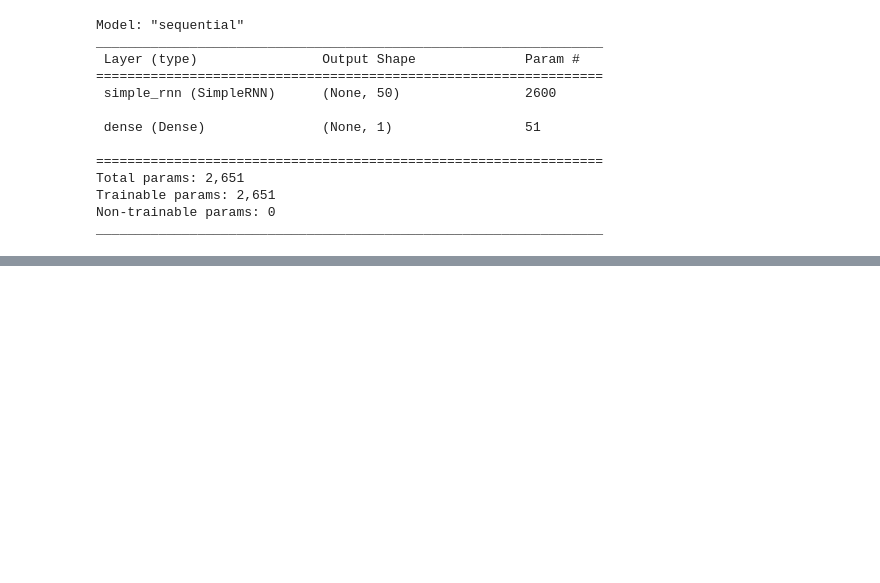
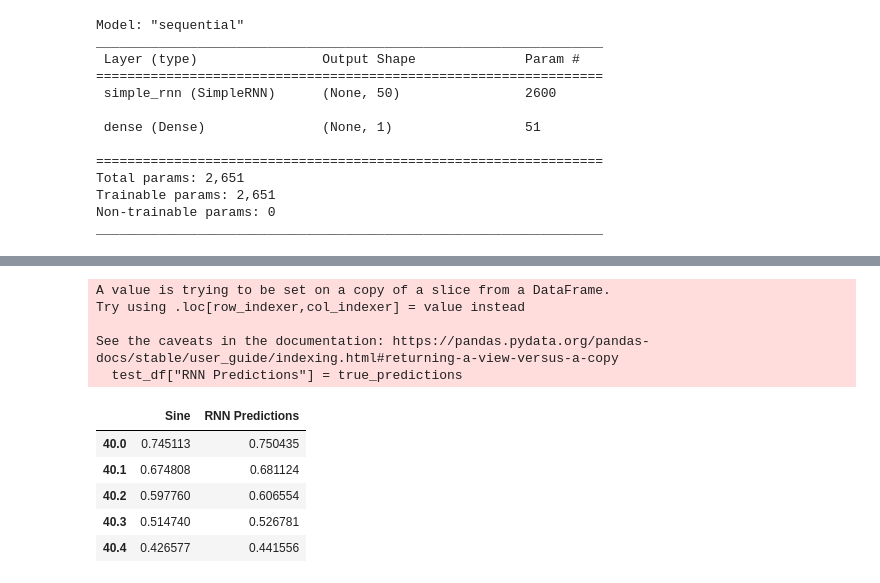
Before and after one commit to kriti-ixix/ai-1030, a Jupyter notebook: deep learning/rnn.ipynb, the cells around one changed output, grey strips where cells are left out. Cells and saved outputs as stored; diff of their text form; code cells hidden in the pictures; blank space fills up the shorter version.

```diff
--- a/deep learning/rnn.ipynb
+++ b/deep learning/rnn.ipynb
@@ -139,0 +190,17 @@ loss_df.plot()
+# %%
+test_df["RNN Predictions"] = true_predictions
+# %% [output]
+A value is trying to be set on a copy of a slice from a DataFrame.
+Try using .loc[row_indexer,col_indexer] = value instead
+
+See the caveats in the documentation: https://pandas.pydata.org/pandas-docs/stable/user_guide/indexing.html#returning-a-view-versus-a-copy
+  test_df["RNN Predictions"] = true_predictions
+# %%
+test_df.head()
+# %% [output]
+|  | Sine | RNN Predictions |
+| 40.0 | 0.745113 | 0.750435 |
+| 40.1 | 0.674808 | 0.681124 |
+| 40.2 | 0.597760 | 0.606554 |
+| 40.3 | 0.514740 | 0.526781 |
+| 40.4 | 0.426577 | 0.441556 |
```
Also changed, not shown: parts of 16 cells of this notebook, 1 other file.
